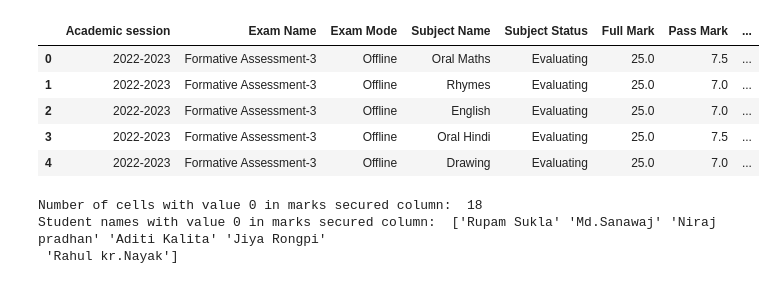
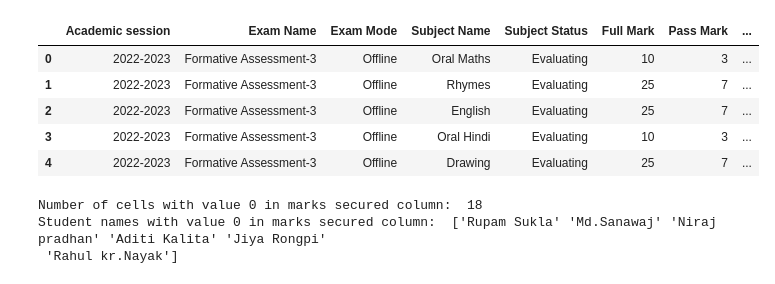
Before and after one commit to tek2991/Results, a Jupyter notebook: UKG/process_final.ipynb, the cells around one changed output. Drawn from its saved outputs; the diff is of its cells as text; code cells hidden in the pictures.

```diff
--- a/UKG/process_final.ipynb
+++ b/UKG/process_final.ipynb
@@ -7,36 +7,36 @@ import seaborn as sns;
 # %%
 # Import data from excel files
 df1 = pd.read_excel('Formative Assessment-3_class_UKG.xlsx');
 df2 = pd.read_excel('Formative Assessment -4_class_UKG.xlsx');
 df3 = pd.read_excel('Annual Exam-2023_class_UKG.xlsx');
 
 # In df1, where the Full Mark is not 25, multuply the Full Mark, Pass Mark and Marks Secured by 25/Full Mark
-df1.loc[df1['Full Mark']!=25, 'Pass Mark'] = df1['Pass Mark']*25/df1['Full Mark'];
-df1.loc[df1['Full Mark']!=25, 'Marks Secured'] = df1['Marks Secured']*25/df1['Full Mark'];
-df1.loc[df1['Full Mark']!=25, 'Full Mark'] = df1['Full Mark']*25/df1['Full Mark'];
+# df1.loc[df1['Full Mark']!=25, 'Pass Mark'] = df1['Pass Mark']*25/df1['Full Mark'];
+# df1.loc[df1['Full Mark']!=25, 'Marks Secured'] = df1['Marks Secured']*25/df1['Full Mark'];
+# df1.loc[df1['Full Mark']!=25, 'Full Mark'] = df1['Full Mark']*25/df1['Full Mark'];
 
 # In df2, where the Full Mark is not 25, multuply the Full Mark, Pass Mark and Marks Secured by 25/Full Mark
-df2.loc[df2['Full Mark']!=25, 'Pass Mark'] = df2['Pass Mark']*25/df2['Full Mark'];
-df2.loc[df2['Full Mark']!=25, 'Marks Secured'] = df2['Marks Secured']*25/df2['Full Mark'];
-df2.loc[df2['Full Mark']!=25, 'Full Mark'] = df2['Full Mark']*25/df2['Full Mark'];
+# df2.loc[df2['Full Mark']!=25, 'Pass Mark'] = df2['Pass Mark']*25/df2['Full Mark'];
+# df2.loc[df2['Full Mark']!=25, 'Marks Secured'] = df2['Marks Secured']*25/df2['Full Mark'];
+# df2.loc[df2['Full Mark']!=25, 'Full Mark'] = df2['Full Mark']*25/df2['Full Mark'];
 
 # In df3, where the Full Mark is not 50, multuply the Full Mark, Pass Mark and Marks Secured by 50/Full Mark
-df3.loc[df3['Full Mark']!=50, 'Pass Mark'] = df3['Pass Mark']*50/df3['Full Mark'];
-df3.loc[df3['Full Mark']!=50, 'Marks Secured'] = df3['Marks Secured']*50/df3['Full Mark'];
-df3.loc[df3['Full Mark']!=50, 'Full Mark'] = df3['Full Mark']*50/df3['Full Mark'];
+# df3.loc[df3['Full Mark']!=50, 'Pass Mark'] = df3['Pass Mark']*50/df3['Full Mark'];
+# df3.loc[df3['Full Mark']!=50, 'Marks Secured'] = df3['Marks Secured']*50/df3['Full Mark'];
+# df3.loc[df3['Full Mark']!=50, 'Full Mark'] = df3['Full Mark']*50/df3['Full Mark'];
 
 # Merge the dataframes
 df = pd.concat([df1, df2, df3], ignore_index=True);
 
 # print the head
 df.head()
 # %% [output]
 |  | Academic session | Exam Name | Exam Mode | Subject Name | Subject Status | Full Mark | Pass Mark | ... |
-| 0 | 2022-2023 | Formative Assessment-3 | Offline | Oral Maths | Evaluating | 25.0 | 7.5 | ... |
-| 1 | 2022-2023 | Formative Assessment-3 | Offline | Rhymes | Evaluating | 25.0 | 7.0 | ... |
-| 2 | 2022-2023 | Formative Assessment-3 | Offline | English | Evaluating | 25.0 | 7.0 | ... |
-| 3 | 2022-2023 | Formative Assessment-3 | Offline | Oral Hindi | Evaluating | 25.0 | 7.5 | ... |
-| 4 | 2022-2023 | Formative Assessment-3 | Offline | Drawing | Evaluating | 25.0 | 7.0 | ... |
+| 0 | 2022-2023 | Formative Assessment-3 | Offline | Oral Maths | Evaluating | 10 | 3 | ... |
+| 1 | 2022-2023 | Formative Assessment-3 | Offline | Rhymes | Evaluating | 25 | 7 | ... |
+| 2 | 2022-2023 | Formative Assessment-3 | Offline | English | Evaluating | 25 | 7 | ... |
+| 3 | 2022-2023 | Formative Assessment-3 | Offline | Oral Hindi | Evaluating | 10 | 3 | ... |
+| 4 | 2022-2023 | Formative Assessment-3 | Offline | Drawing | Evaluating | 25 | 7 | ... |
 # %%
 # Print the number of cells with value 0 in marks secured column
 print('Number of cells with value 0 in marks secured column: ', df[df['Marks Secured']==0].shape[0])
```
Also changed, not shown: parts of 5 cells of this notebook, 1 other file.
